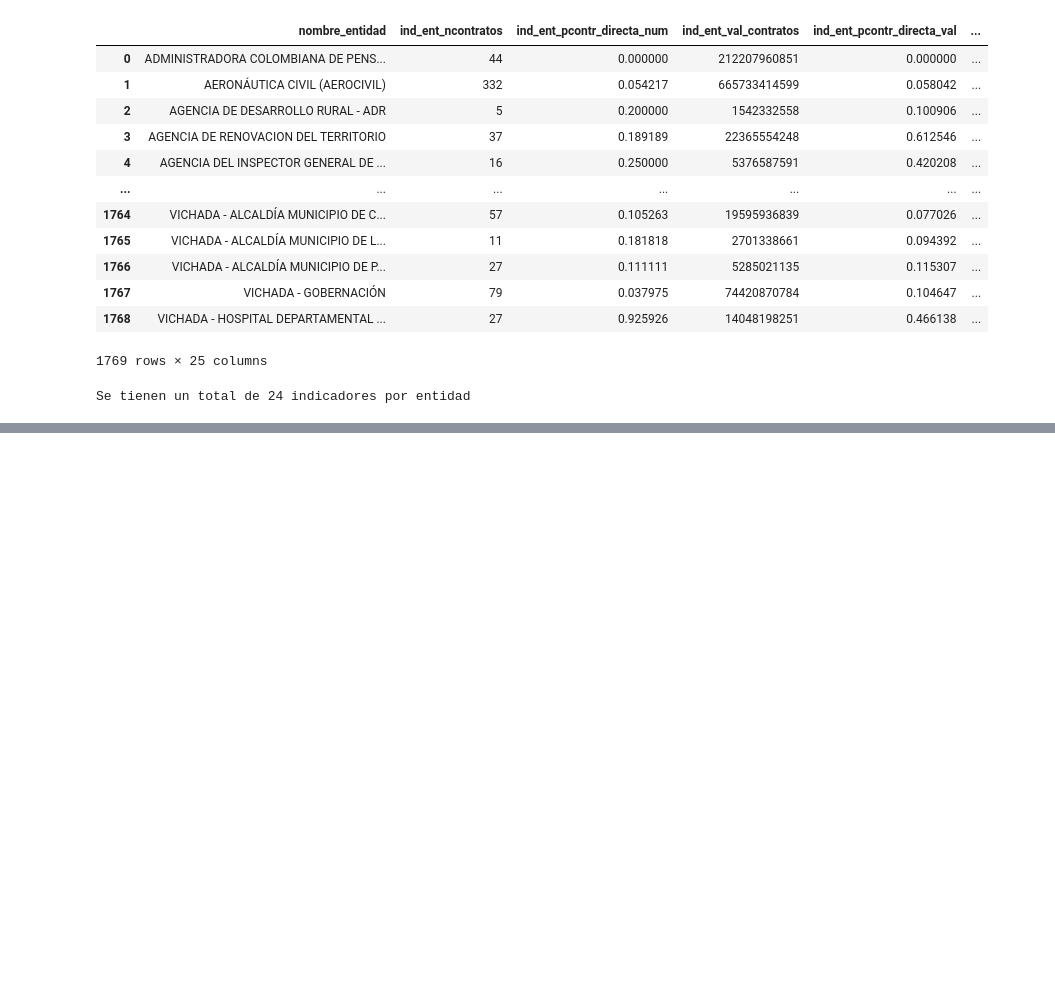
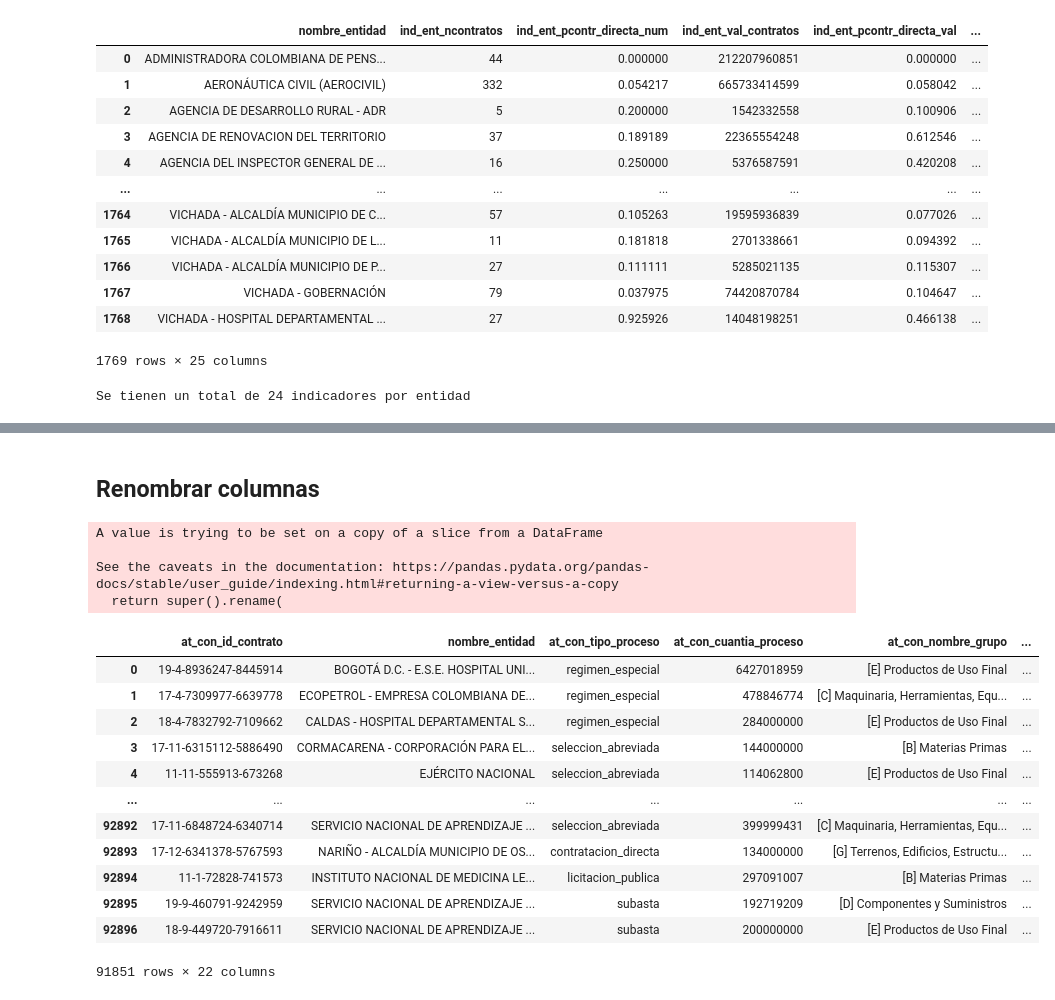
Before and after one commit to hfelizzola/Codigos-y-Modelos, a Jupyter notebook: procesamiento_limpieza.ipynb, the cells around one changed output, grey strips where cells are left out. Saved outputs shown, nothing was run; the diff lists cells and outputs as text; code cells hidden in the pictures; blank space fills up the shorter version.

```diff
--- a/procesamiento_limpieza.ipynb
+++ b/procesamiento_limpieza.ipynb
@@ -854,0 +1139,27 @@ if guardar_indicadores_entidad:
+# %% [markdown]
+## Renombrar columnas
+# %%
+
+colnames = {i:'at_con_' + i for i in contratos.columns if i != 'nombre_entidad'}
+contratos.rename(colnames, axis=1, inplace=True)
+# %% [output]
+A value is trying to be set on a copy of a slice from a DataFrame
+
+See the caveats in the documentation: https://pandas.pydata.org/pandas-docs/stable/user_guide/indexing.html#returning-a-view-versus-a-copy
+  return super().rename(
+# %%
+contratos
+# %% [output]
+|  | at_con_id_contrato | nombre_entidad | at_con_tipo_proceso | at_con_cuantia_proceso | at_con_nombre_grupo | ... |
+| 0 | 19-4-8936247-8445914 | BOGOTÁ D.C. - E.S.E. HOSPITAL UNI... | regimen_especial | 6427018959 | [E] Productos de Uso Final | ... |
+| 1 | 17-4-7309977-6639778 | ECOPETROL - EMPRESA COLOMBIANA DE... | regimen_especial | 478846774 | [C] Maquinaria, Herramientas, Equ... | ... |
+| 2 | 18-4-7832792-7109662 | CALDAS - HOSPITAL DEPARTAMENTAL S... | regimen_especial | 284000000 | [E] Productos de Uso Final | ... |
+| 3 | 17-11-6315112-5886490 | CORMACARENA - CORPORACIÓN PARA EL... | seleccion_abreviada | 144000000 | [B] Materias Primas | ... |
+| 4 | 11-11-555913-673268 | EJÉRCITO NACIONAL | seleccion_abreviada | 114062800 | [E] Productos de Uso Final | ... |
+| ... | ... | ... | ... | ... | ... | ... |
+| 92892 | 17-11-6848724-6340714 | SERVICIO NACIONAL DE APRENDIZAJE ... | seleccion_abreviada | 399999431 | [C] Maquinaria, Herramientas, Equ... | ... |
+| 92893 | 17-12-6341378-5767593 | NARIÑO - ALCALDÍA MUNICIPIO DE OS... | contratacion_directa | 134000000 | [G] Terrenos, Edificios, Estructu... | ... |
+| 92894 | 11-1-72828-741573 | INSTITUTO NACIONAL DE MEDICINA LE... | licitacion_publica | 297091007 | [B] Materias Primas | ... |
+| 92895 | 19-9-460791-9242959 | SERVICIO NACIONAL DE APRENDIZAJE ... | subasta | 192719209 | [D] Componentes y Suministros | ... |
+| 92896 | 18-9-449720-7916611 | SERVICIO NACIONAL DE APRENDIZAJE ... | subasta | 200000000 | [E] Productos de Uso Final | ... |
+91851 rows × 22 columns
```
Also changed, not shown: parts of 28 cells of this notebook, 1 other file.
